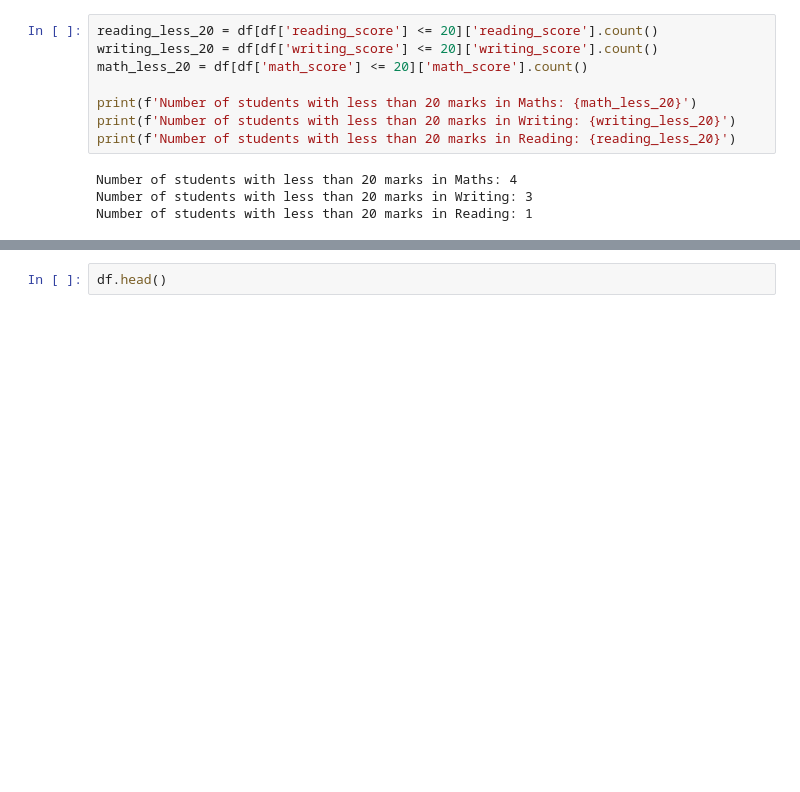
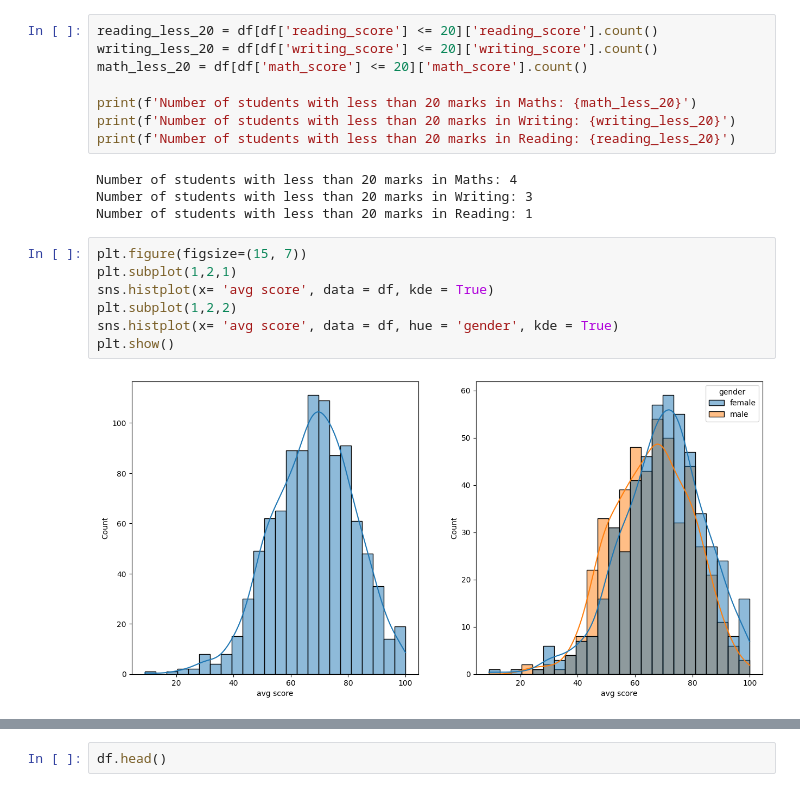
Before and after one commit to srimansri999/End-to-End-ML-Projects, a Jupyter notebook: Notebook/data/EDA Analysis.ipynb, the cells around one changed output, grey strips where cells are left out. Cells and saved outputs as stored; diff of their text form; blank space fills up the shorter version.

Commit message:
Data Transformation Done

```diff
--- a/Notebook/data/EDA Analysis.ipynb
+++ b/Notebook/data/EDA Analysis.ipynb
@@ -128,3 +128,12 @@ print(f'Number of students with less than 20 marks in Reading: {reading_less_20}
 Number of students with less than 20 marks in Maths: 4
 Number of students with less than 20 marks in Writing: 3
 Number of students with less than 20 marks in Reading: 1
+# %%
+plt.figure(figsize=(15, 7))
+plt.subplot(1,2,1)
+sns.histplot(x= 'avg score', data = df, kde = True)
+plt.subplot(1,2,2)
+sns.histplot(x= 'avg score', data = df, hue = 'gender', kde = True)
+plt.show()
+# %% [output]
+[figure, added]
```
Also changed, not shown: parts of 18 cells of this notebook, 5 other files.
